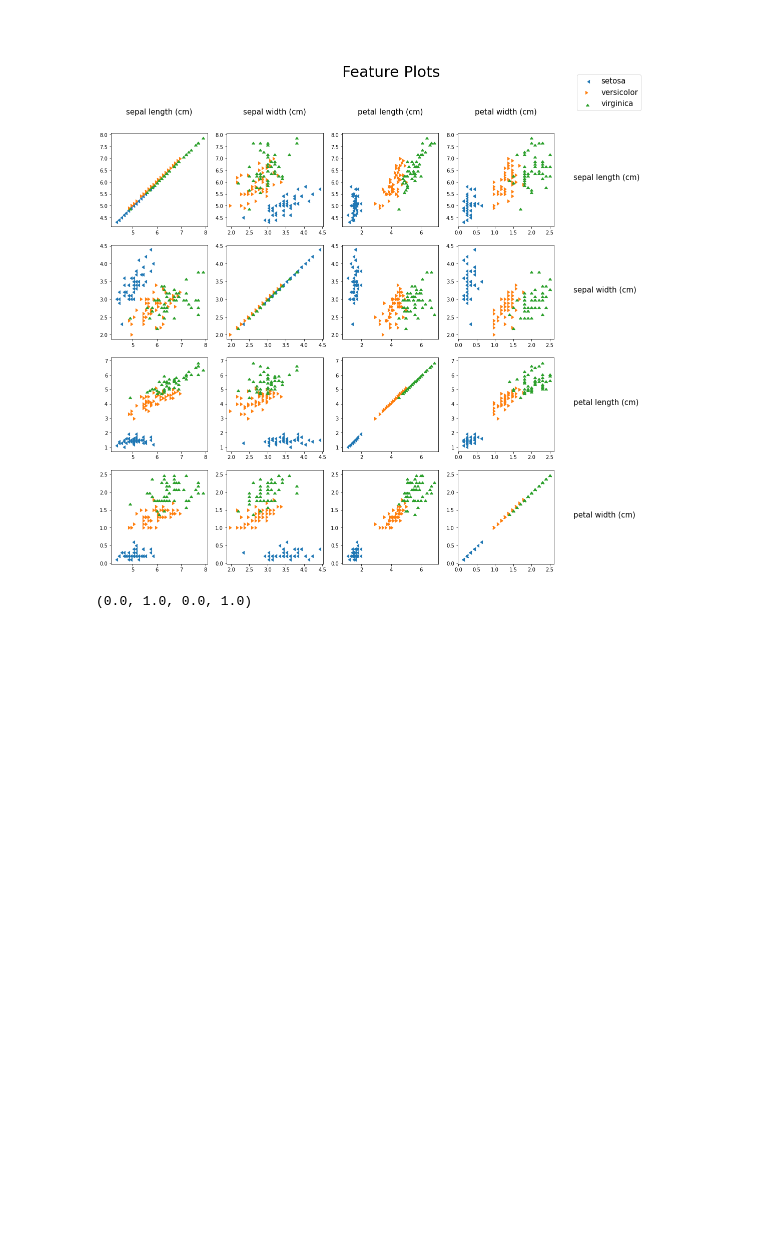
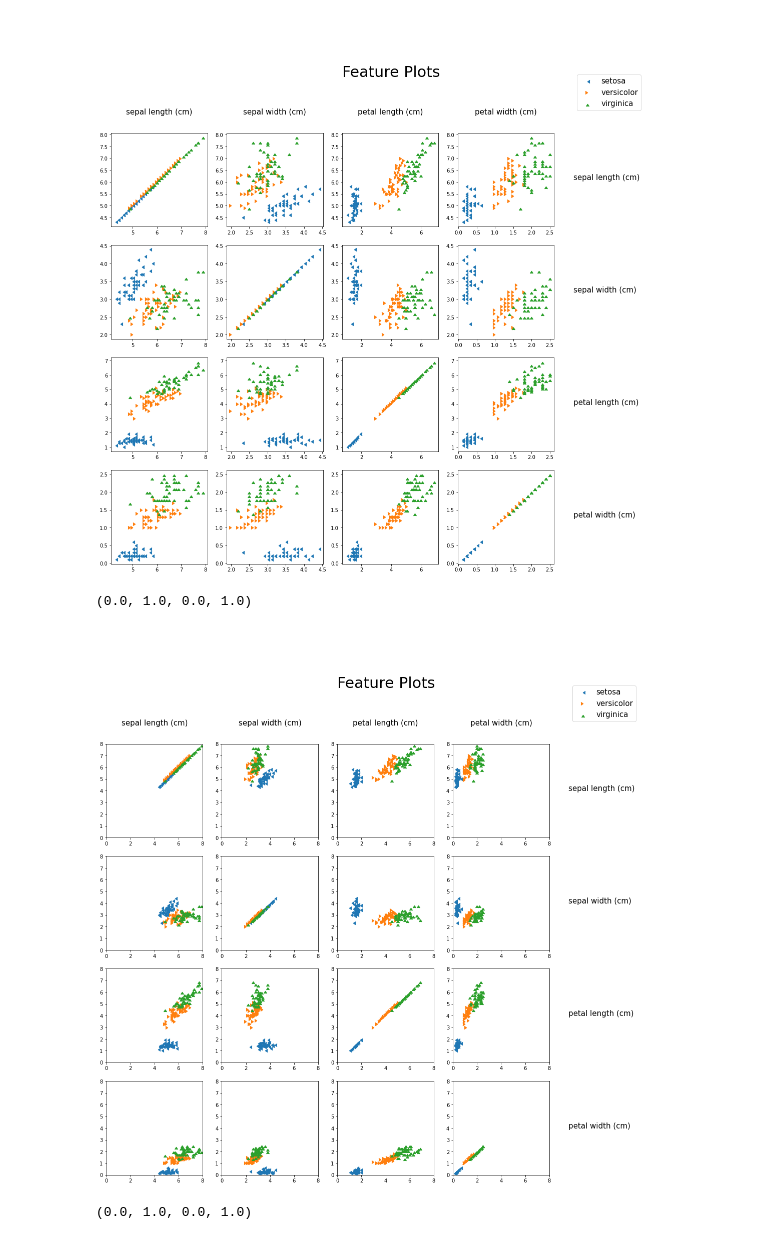
Before and after one commit to RK22000/ICE-Iris_Classification_Experiment, a Jupyter notebook: ICE_(Iris_Classification_Experiment).ipynb, the cells around one changed output. Saved outputs shown, nothing was run; the diff lists cells and outputs as text; code cells hidden in the pictures; blank space fills up the shorter version.

```diff
--- a/ICE_(Iris_Classification_Experiment).ipynb
+++ b/ICE_(Iris_Classification_Experiment).ipynb
@@ -110,6 +126,38 @@ plt.axis("off")
 # %% [output]
 (0.0, 1.0, 0.0, 1.0)
 [figure]
+# %%
+plt.figure(figsize=(5*side, 5*side))
+#plt.suptitle("Feature Plots")
+textx, texty = 0, 0.5
+fontsize=15
+for i, (y, ylab) in enumerate(zip(features[0], features[1])):
+    plt.subplot(5, 5, 5 + i*5+5)
+    plt.axis("off")
+    plt.text(textx, texty, ylab, fontsize=fontsize)
+    for j, (x, xlab) in enumerate(zip(features[0], features[1])):
+        plt.subplot(5, 5, 5 + i*5 + j+1)
+        #plt.axis("off")
+        plt.scatter(x=x[:50], y=y[:50], marker=4)
+        plt.scatter(x=x[50:100], y=y[50:100], marker=5)
+        plt.scatter(x=x[100:], y=y[100:], marker=6)
+        plt.xlim(0, 8)
+        plt.ylim(0, 8)
+for i, (y, ylab) in enumerate(zip(features[0], features[1])):
+    plt.subplot(5, 5, i+1)
+    plt.axis("off")
+    plt.text(0.5, 0, ylab, fontsize=fontsize, horizontalalignment='center')
+plt.subplot(5, 5, 5)
+plt.axis("off")
+for i, spc in enumerate(iris.target_names):
+    plt.scatter([], [], label=spc, marker=4+i)
+plt.legend(loc='lower left', fontsize=fontsize)
+plt.subplot(5, 5, 3)
+plt.text(0, 0.4, "Feature Plots", fontsize=fontsize*2)
+plt.axis("off")
+# %% [output]
+(0.0, 1.0, 0.0, 1.0)
+[figure, added]
 # %%
 plt.figure(figsize=(5*side, 5*side))
 #plt.suptitle("Feature Plots")
```
Also changed, not shown: parts of 8 cells of this notebook.
